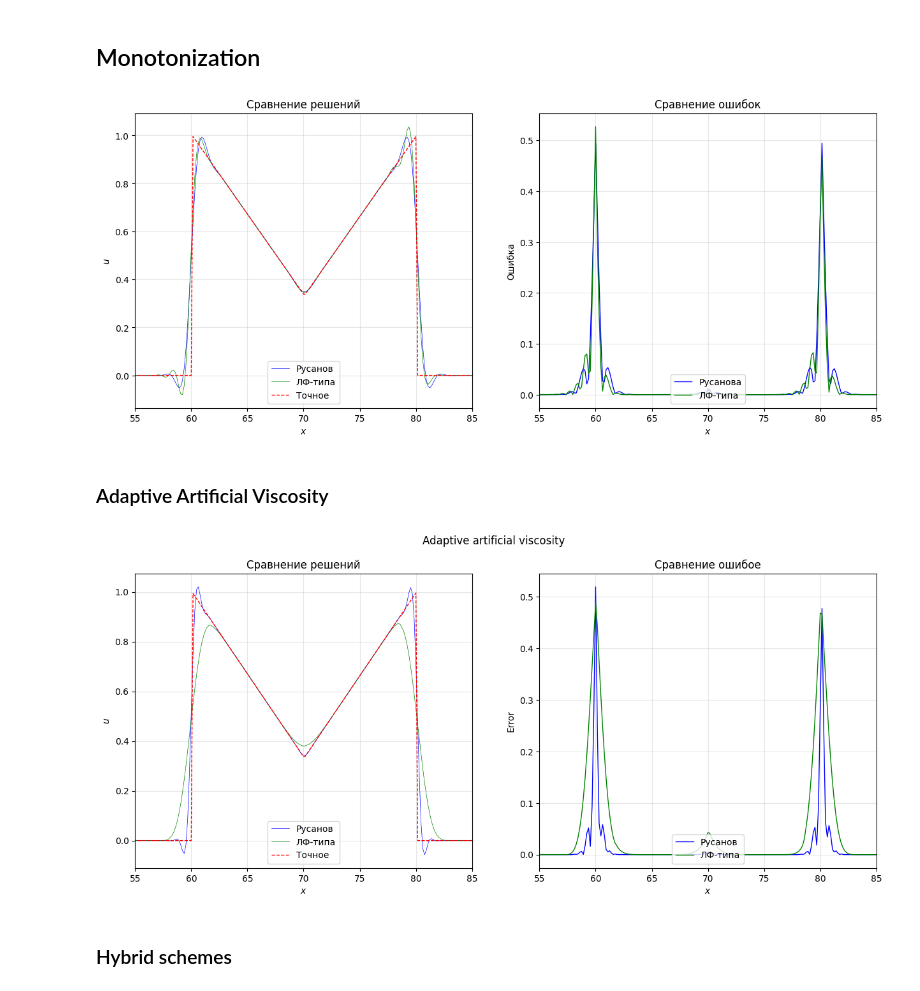
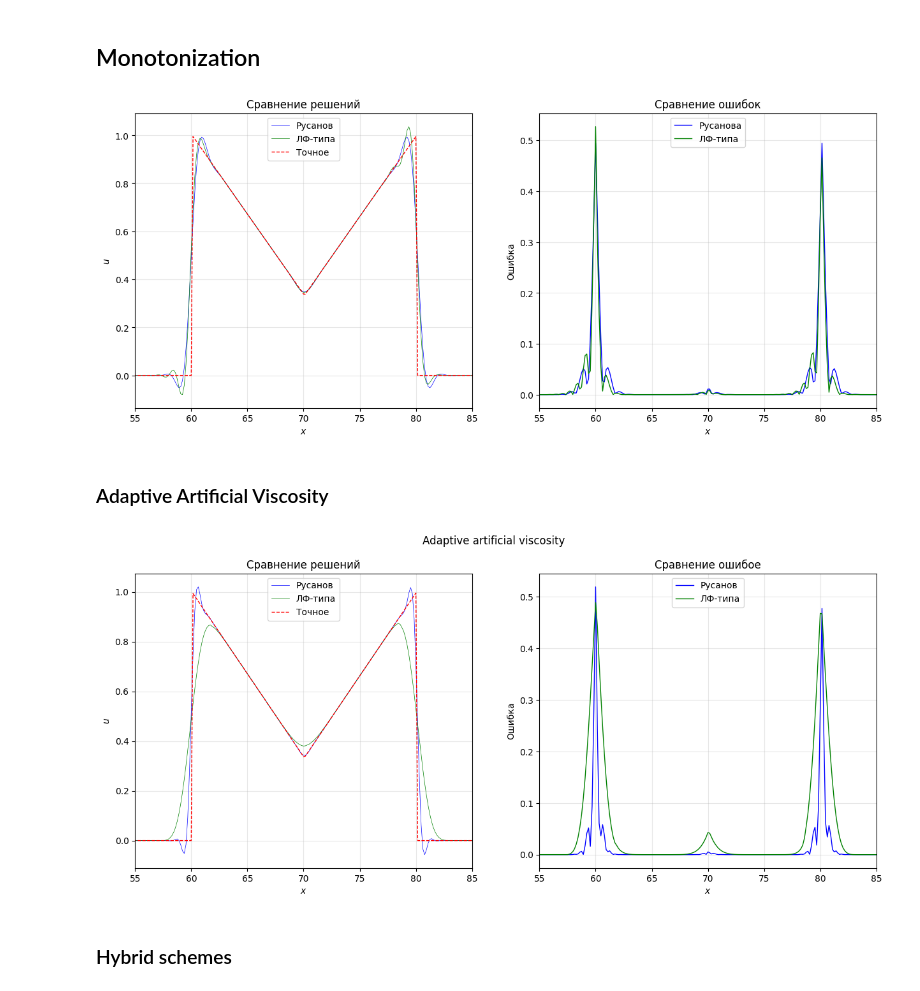
Before and after one commit to ukolov-ivan/mipt-vkr, a Jupyter notebook: src/advect.ipynb, the cells around one changed output. Cells and saved outputs as stored; diff of their text form; code cells hidden in the pictures.

```diff
--- a/src/advect.ipynb
+++ b/src/advect.ipynb
@@ -626,35 +627,35 @@ for i, (ic_func, ic_kwargs) in enumerate(
     plt.plot(grid, u_rusanov, 'b-', linewidth=0.5,
             #  label='Rusanov'
             label='Русанов'
 )
     plt.plot(grid, u, 'g-', linewidth=0.5, label='ЛФ-типа')
     plt.plot(grid, u_exact, 'r--', linewidth=1, label='Точное')
     plt.xlabel('$x$')
     plt.xlim(70 - 15, 70 + 15)
     plt.ylabel('$u$')
     # plt.title('Solution comparison')
     plt.title('Сравнение решений')
-    plt.legend(loc='lower center')
+    plt.legend(loc='upper center')
     plt.grid(True, alpha=0.3)
 
     plt.subplot(1, 2, 2 * i + 2)
     error_rusanov = np.abs(u_rusanov - u_exact)
     error = np.abs(u - u_exact)
 
-    plt.plot(grid, error_rusanov, 'b-', linewidth=1, label='Русанова')
+    plt.plot(grid, error_rusanov, 'b-', linewidth=1, label='Русанов')
     plt.plot(grid, error, 'g-', linewidth=1, label='ЛФ-типа')
     plt.xlabel('$x$')
     plt.xlim(70 - 15, 70 + 15)
     # plt.ylabel('Error')
     plt.ylabel('Ошибка')
 
     # plt.title('Error Comparison')
     plt.title('Сравнение ошибок')
-    plt.legend(loc='lower center')
+    plt.legend(loc='upper center')
     plt.grid(True, alpha=0.3)
 
 tikzplotlib.save('scheme-comparison-discontinuous.tikz', axis_width=r'0.5\textwidth', extra_groupstyle_parameters={r'horizontal sep=2cm'})
 plt.show()
 # %% [output]
-[figure, old version]
+[figure, new version]
 # %%
@@ -771,7 +784,7 @@ for i, (ic_func, ic_kwargs) in enumerate(
     plt.xlim(70 - 15, 70 + 15)
     plt.ylabel('$u$')
     plt.title('Сравнение решений')
-    plt.legend(loc='lower center')
+    plt.legend(loc='upper center')
     plt.grid(True, alpha=0.3)
 
     plt.subplot(1, 2, 2 * i + 2)
@@ -782,16 +795,17 @@ for i, (ic_func, ic_kwargs) in enumerate(
     plt.plot(grid, error, 'g-', linewidth=1, label='ЛФ-типа')
     plt.xlabel('$x$')
     plt.xlim(70 - 15, 70 + 15)
-    plt.ylabel('Error')
+    # plt.ylabel('Error')
+    plt.ylabel('Ошибка')
     plt.title('Сравнение ошибое')
-    plt.legend(loc='lower center')
+    plt.legend(loc='upper center')
     plt.grid(True, alpha=0.3)
 
 tikzplotlib.save('adaptive-artificial-viscosity.tikz', axis_width=r'0.5\textwidth', extra_groupstyle_parameters={r'horizontal sep=2cm'})
 plt.suptitle("Adaptive artificial viscosity")
 plt.show()
 # %% [output]
-[figure, old version]
+[figure, new version]
 # %%
 def low_order_step(u: np.ndarray, cfl: float, sigma: float) -> np.ndarray:
     cfl2 = cfl * cfl
```
Also changed, not shown: parts of 12 cells of this notebook, 1 other file.
